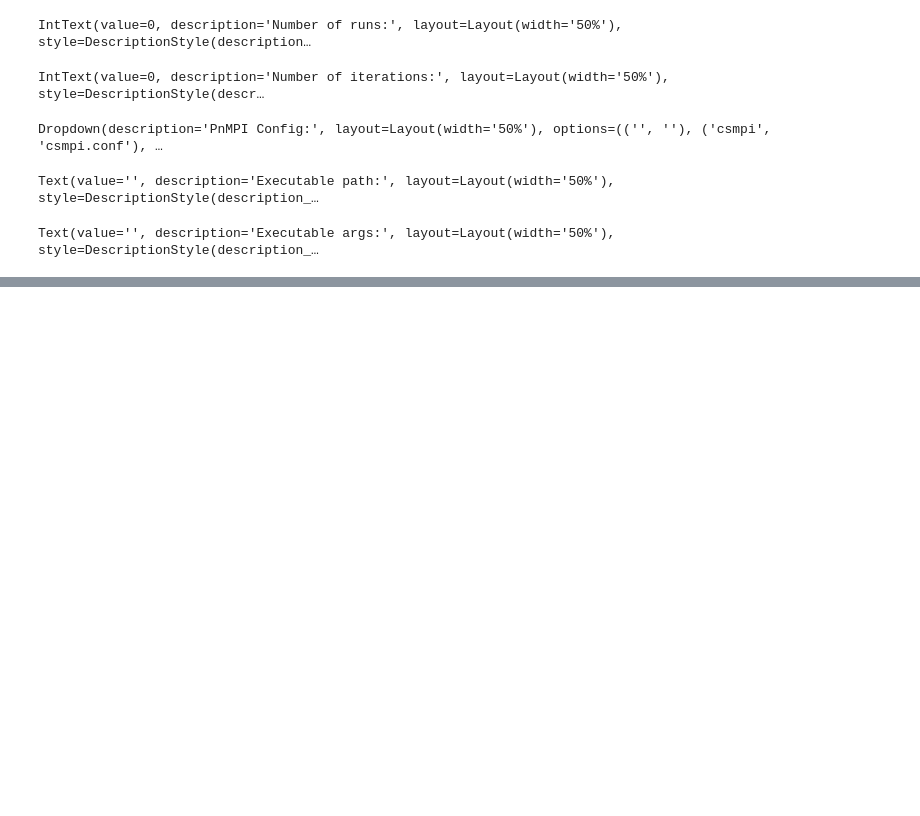
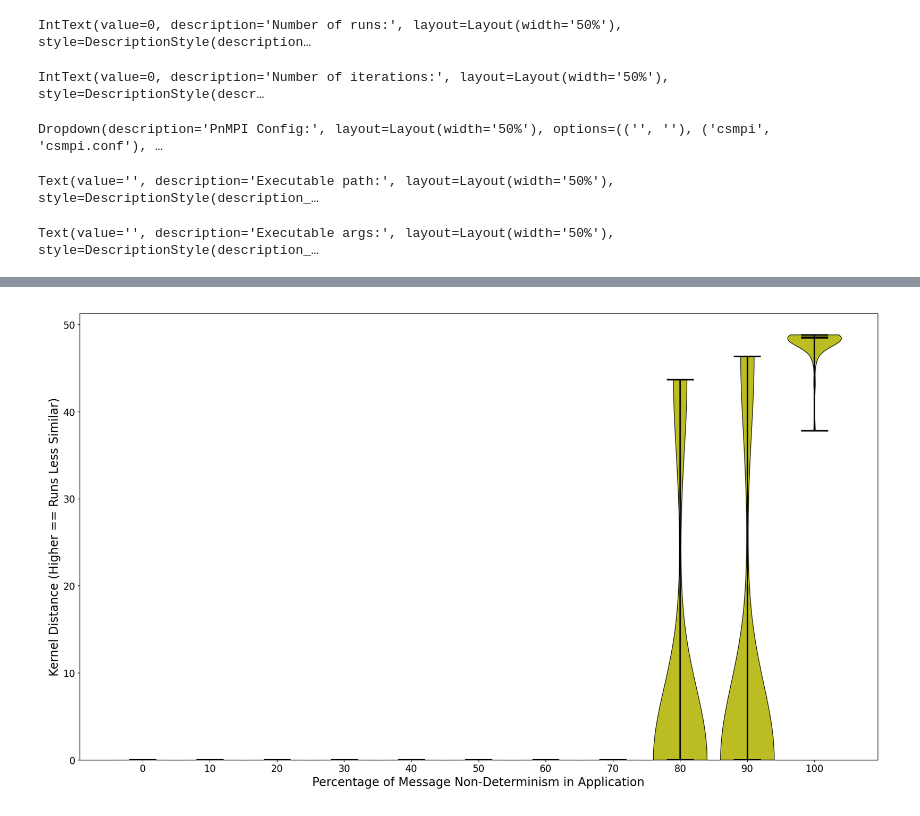
Before and after one commit to Yejashi/anacin_jupyter, a Jupyter notebook: anacinx.ipynb, the cells around one changed output, grey strips where cells are left out. Cells and saved outputs as stored; diff of their text form; code cells hidden in the pictures; blank space fills up the shorter version.

```diff
--- a/anacinx.ipynb
+++ b/anacinx.ipynb
@@ -275,0 +386,4 @@ dumpi_pluto_csmpi.conf
+# %%
+Image(filename="/home/bbogale/results//kdts.png")
+# %% [output]
+[figure, added]
```
Also changed, not shown: parts of 18 cells of this notebook.
